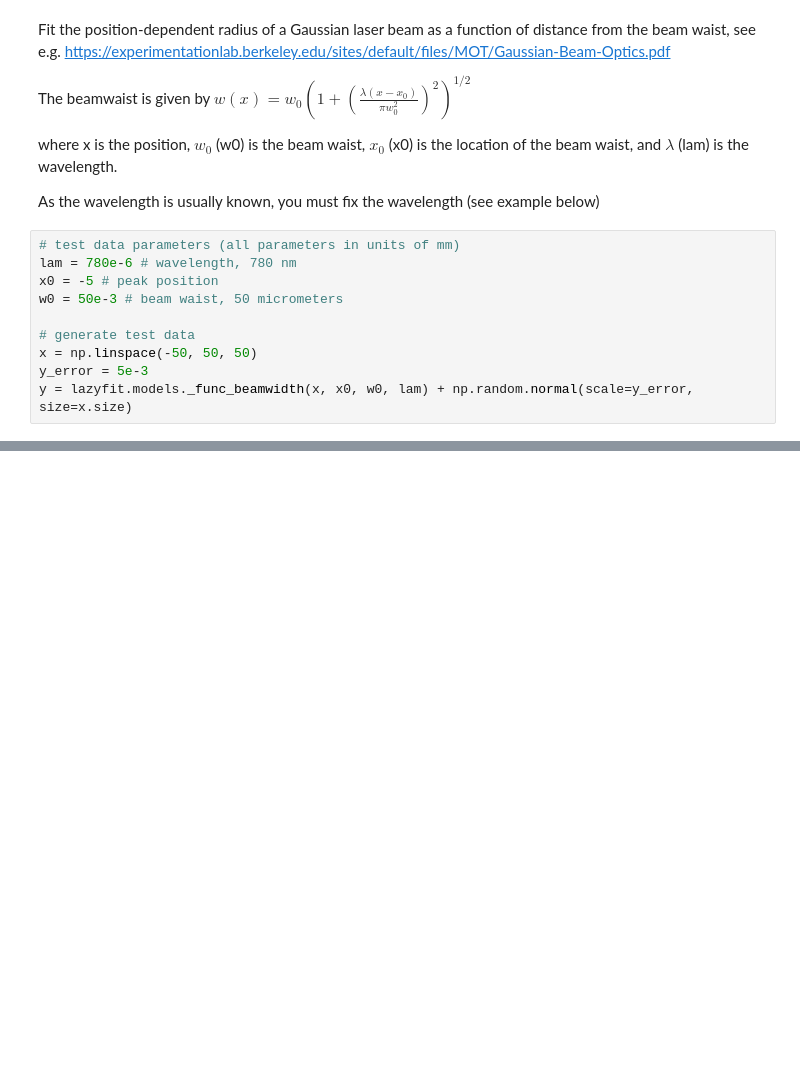
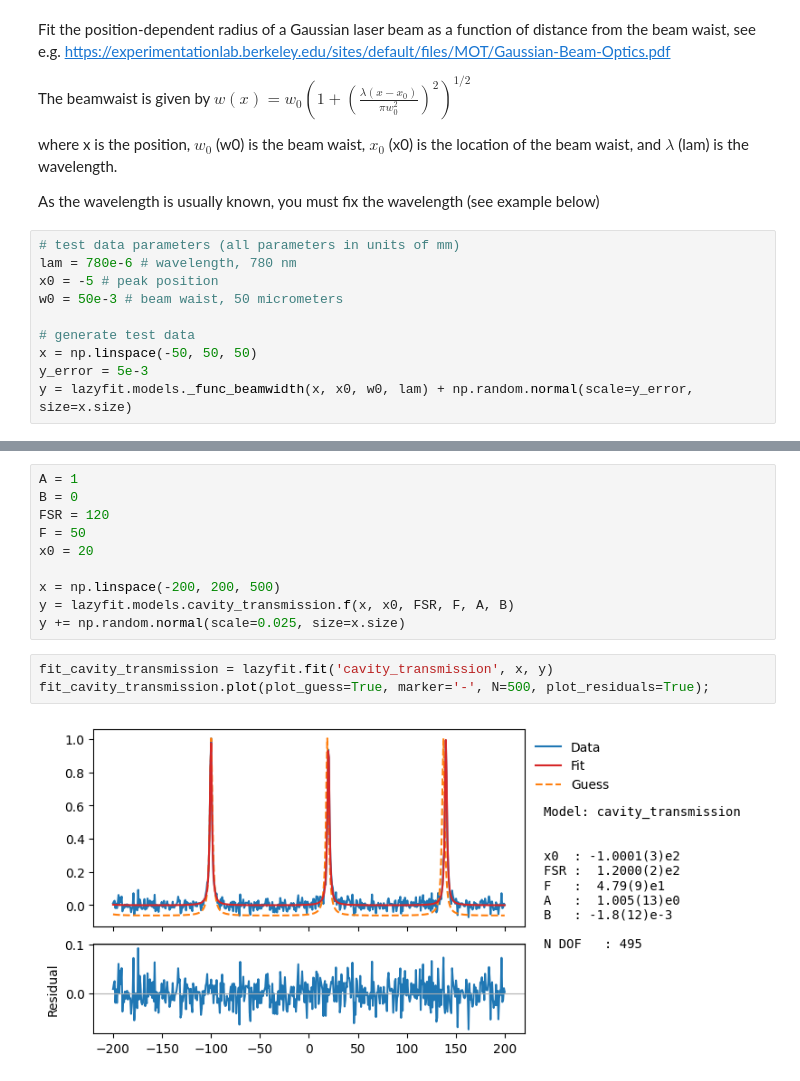
Before and after one commit to M-Hayhurst/lazyfit, a Jupyter notebook: example_notebooks/model_catalogue.ipynb, the cells around one changed output, grey strips where cells are left out. Cells and saved outputs as stored; diff of their text form; blank space fills up the shorter version.

Commit message:
Add cavity transmission model

```diff
--- a/example_notebooks/model_catalogue.ipynb
+++ b/example_notebooks/model_catalogue.ipynb
@@ -572,0 +586,15 @@ fit_beamwidth.plot(plot_guess=True, xlabel='Beam radius (mm)', ylabel='Position
+# %%
+A = 1
+B = 0
+FSR = 120
+F = 50
+x0 = 20
+
+x = np.linspace(-200, 200, 500)
+y = lazyfit.models.cavity_transmission.f(x, x0, FSR, F, A, B)
+y += np.random.normal(scale=0.025, size=x.size)
+# %%
+fit_cavity_transmission = lazyfit.fit('cavity_transmission', x, y)
+fit_cavity_transmission.plot(plot_guess=True, marker='-', N=500, plot_residuals=True);
+# %% [output]
+[figure, added]
```
Also changed, not shown: parts of 33 cells of this notebook, 1 other file.
